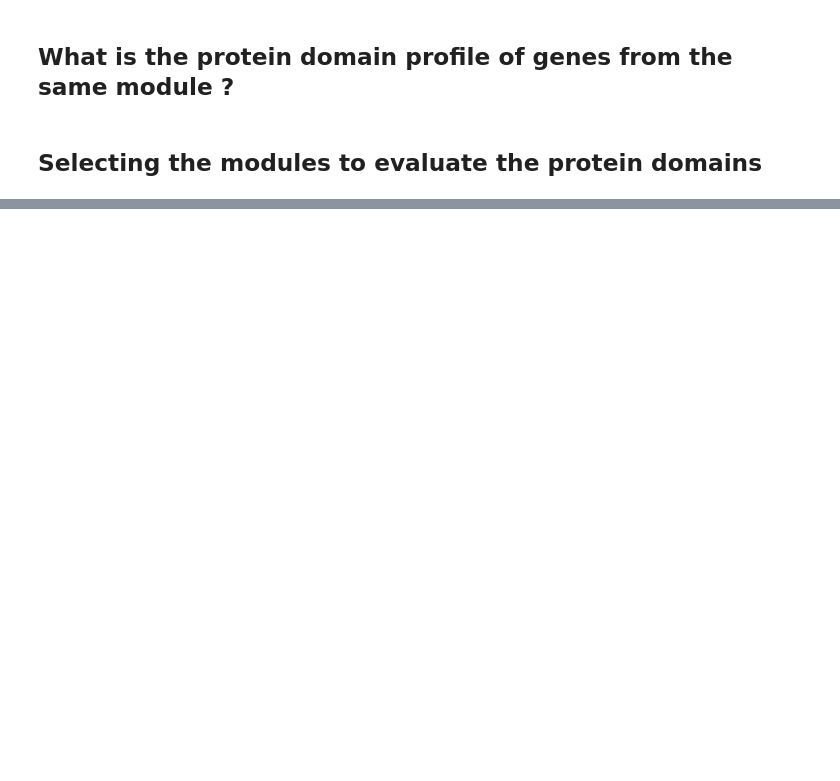
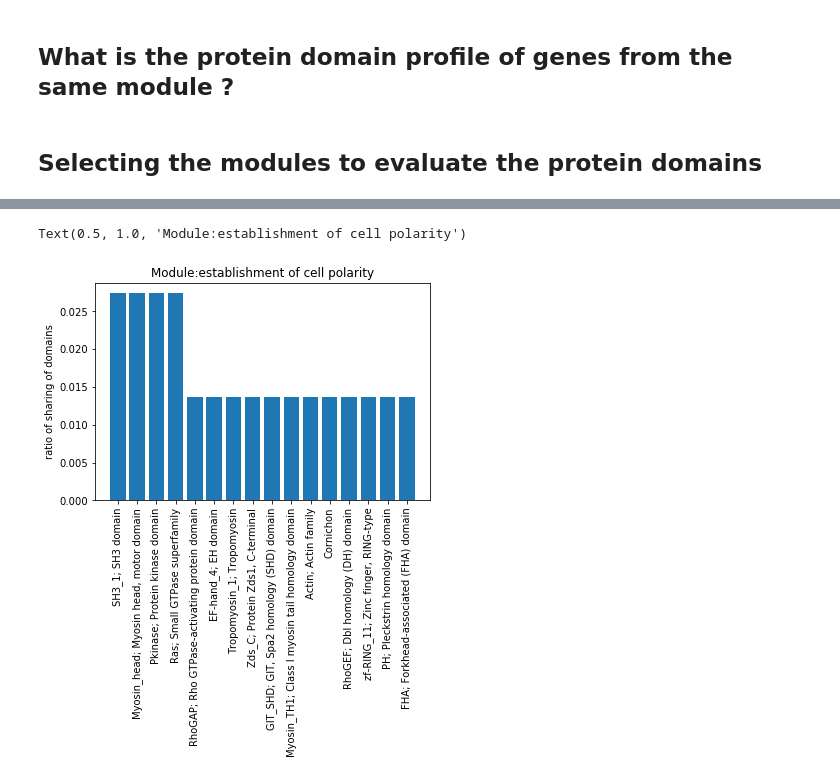
Before and after one commit to leilaicruz/machine-learning-for-yeast, a Jupyter notebook: functions-python/evaluating-protein-domains-per-module.ipynb, the cells around one changed output, grey strips where cells are left out. Cells and saved outputs as stored; diff of their text form; code cells hidden in the pictures; blank space fills up the shorter version.

Commit message:
visualizing sharing domains per module

```diff
--- a/functions-python/evaluating-protein-domains-per-module.ipynb
+++ b/functions-python/evaluating-protein-domains-per-module.ipynb
@@ -83,0 +153,16 @@ data_cell_budding
+# %%
+protein_module=[]
+
+for i in np.arange(0,len(protein_a_list_new)):
+    protein_module.append(np.unique(protein_a_list_new[i]))# just taking the unique domains per protein in the module
+protein_module=np.concatenate(protein_module, axis=0 )
+# %%
+unique_domains,index_domains,index_counts=np.unique(protein_module,return_index=True,return_counts=True) # counting how many proteins have the same domain per module
+# %%
+stats_module=pd.DataFrame()
+stats_module['unique-domains']=unique_domains
+stats_module['counts-each-domains']=index_counts
+stats_module['index-for-original-domains-array']=index_domains
+stats_module['ratio-of-sharing']=(index_counts-1)/len(unique_domains)
+
+stats_module.set_index=np.arange(0,len(stats_module))
@@ -83,0 +171,11 @@ data_cell_budding
+# %%
+stats_module['domain-descrip']=np.zeros_like(unique_domains)
+stats_module['protein-name']=np.zeros_like(unique_domains)
+stats_module['module-name']=np.zeros_like(unique_domains)
+for i in np.arange(0,len(unique_domains)):
+    stats_module['domain-descrip'][i]=data_domains[data_domains['domain-name']==unique_domains[i]]['domain-descrip'].tolist()[0]
+    names=data_domains[data_domains['domain-name']==unique_domains[i]]['name'].tolist()
+    stats_module['protein-name'][i]=set(names).intersection(query_gene) # print the intresection of all proteins with those domains with the protein from the module
+    stats_module['module-name'][i]=go
+stats_module_sorted=stats_module.sort_values(by=['ratio-of-sharing'],ascending=False)
+stats_module_sorted
@@ -83,0 +196,9 @@ data_cell_budding
+# %%
+stats_module_sorted_diff_zero=stats_module_sorted[stats_module_sorted['ratio-of-sharing']!=0]
+plt.bar(x=stats_module_sorted_diff_zero['domain-descrip'],height=stats_module_sorted_diff_zero['ratio-of-sharing']);
+plt.xticks(rotation=90)
+plt.ylabel('ratio of sharing of domains')
+plt.title('Module:' + go)
+# %% [output]
+Text(0.5, 1.0, 'Module:establishment of cell polarity')
+[figure, added]
```
Also changed, not shown: parts of 15 cells of this notebook.
